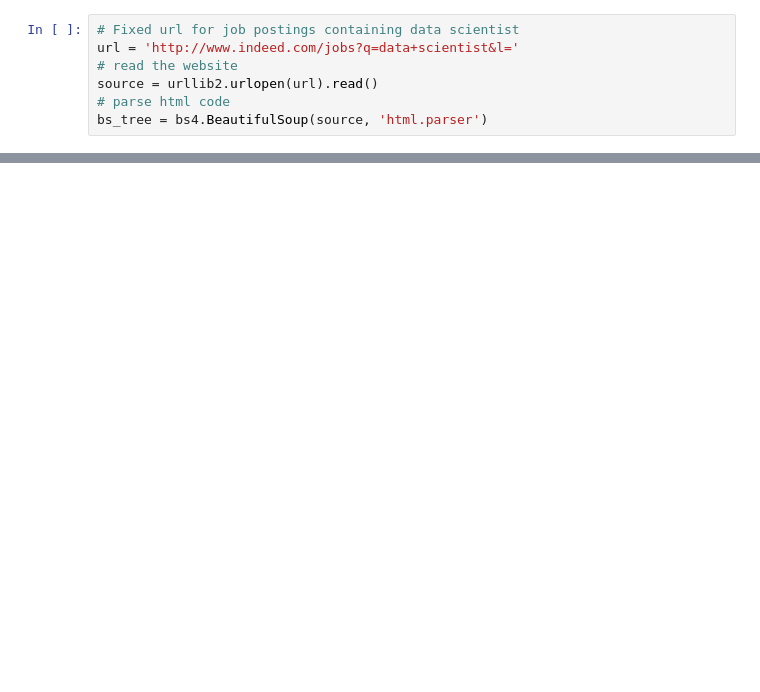
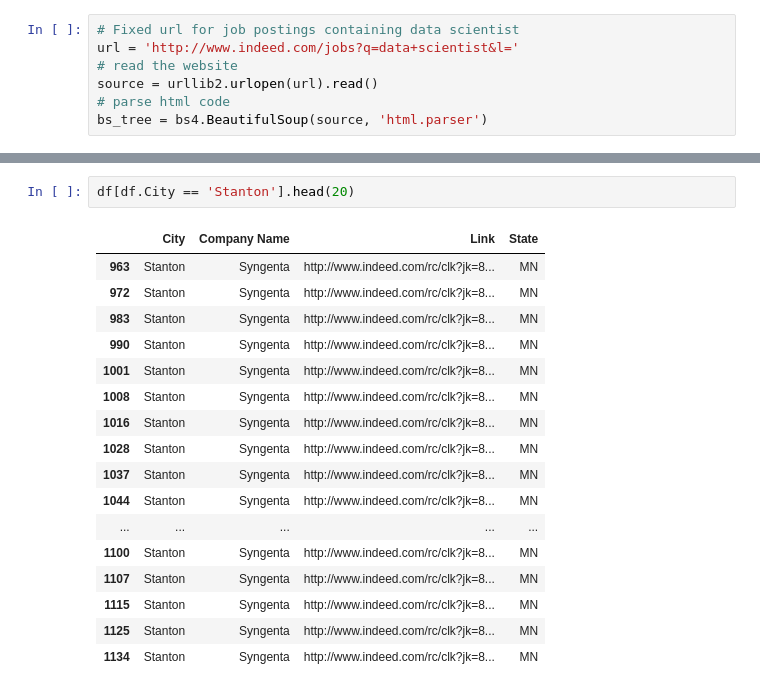
Before and after one commit to harisk87/2015, a Jupyter notebook: Lectures/FirstWebScraper.ipynb, the cells around one changed output, grey strips where cells are left out. Drawn from its saved outputs; the diff is of its cells as text; blank space fills up the shorter version.

```diff
--- a/Lectures/FirstWebScraper.ipynb
+++ b/Lectures/FirstWebScraper.ipynb
@@ -419,0 +227,20 @@ AttributeError: 'ResultSet' object has no attribute 'findAll'
+# %%
+df[df.City == 'Stanton'].head(20)
+# %% [output]
+|  | City | Company Name | Link | State |
+| 963 | Stanton | Syngenta | http://www.indeed.com/rc/clk?jk=8... | MN |
+| 972 | Stanton | Syngenta | http://www.indeed.com/rc/clk?jk=8... | MN |
+| 983 | Stanton | Syngenta | http://www.indeed.com/rc/clk?jk=8... | MN |
+| 990 | Stanton | Syngenta | http://www.indeed.com/rc/clk?jk=8... | MN |
+| 1001 | Stanton | Syngenta | http://www.indeed.com/rc/clk?jk=8... | MN |
+| 1008 | Stanton | Syngenta | http://www.indeed.com/rc/clk?jk=8... | MN |
+| 1016 | Stanton | Syngenta | http://www.indeed.com/rc/clk?jk=8... | MN |
+| 1028 | Stanton | Syngenta | http://www.indeed.com/rc/clk?jk=8... | MN |
+| 1037 | Stanton | Syngenta | http://www.indeed.com/rc/clk?jk=8... | MN |
+| 1044 | Stanton | Syngenta | http://www.indeed.com/rc/clk?jk=8... | MN |
+| ... | ... | ... | ... | ... |
+| 1100 | Stanton | Syngenta | http://www.indeed.com/rc/clk?jk=8... | MN |
+| 1107 | Stanton | Syngenta | http://www.indeed.com/rc/clk?jk=8... | MN |
+| 1115 | Stanton | Syngenta | http://www.indeed.com/rc/clk?jk=8... | MN |
+| 1125 | Stanton | Syngenta | http://www.indeed.com/rc/clk?jk=8... | MN |
+| 1134 | Stanton | Syngenta | http://www.indeed.com/rc/clk?jk=8... | MN |
```
Also changed, not shown: parts of 54 cells of this notebook, 3 other files.
